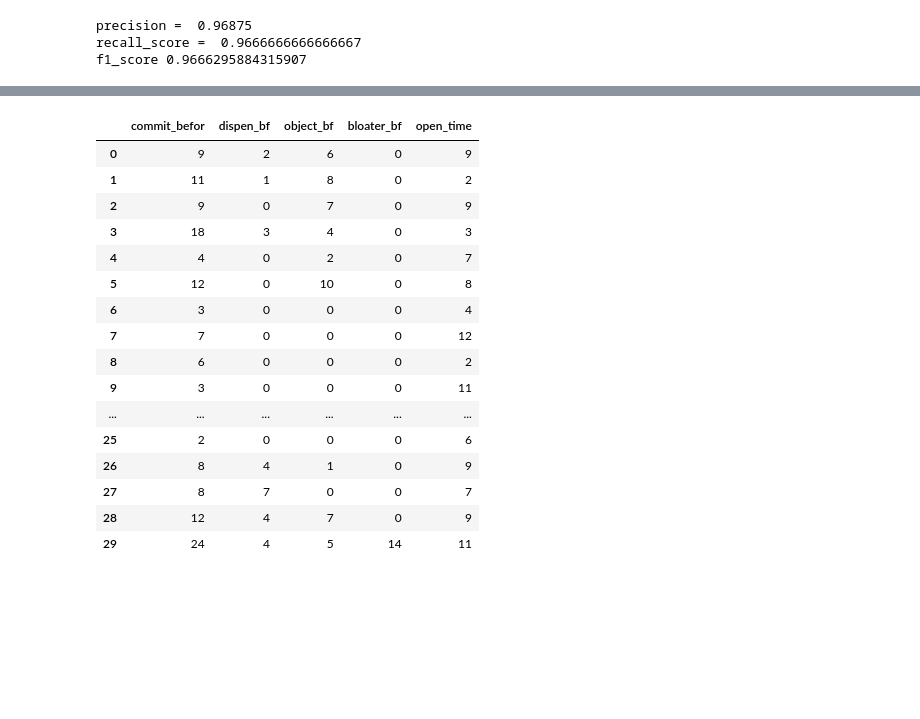
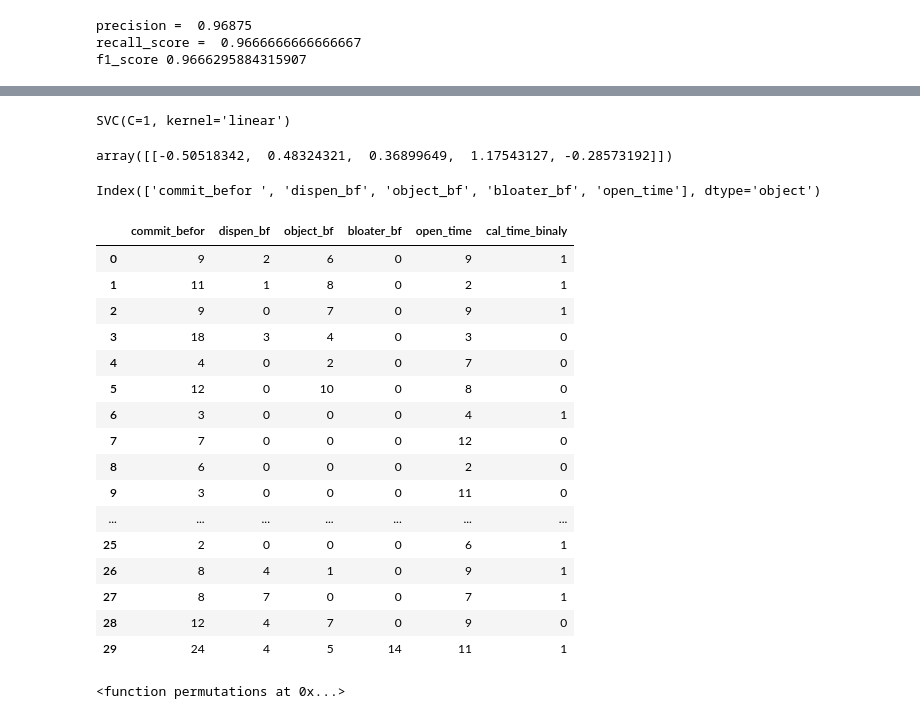
Before and after one commit to beaw21/Demo, a Jupyter notebook: test.09/project_flink_svc.ipynb, the cells around one changed output, grey strips where cells are left out. Drawn from its saved outputs; the diff is of its cells as text; code cells hidden in the pictures; blank space fills up the shorter version.

Commit message:
update flink svc in test 10

```diff
--- a/test.09/project_flink_svc.ipynb
+++ b/test.09/project_flink_svc.ipynb
@@ -283,20 +270,47 @@ pd.DataFrame(frame)
-# %%
-X
-# %% [output]
-|  | commit_befor | dispen_bf | object_bf | bloater_bf | open_time |
-| 0 | 9 | 2 | 6 | 0 | 9 |
-| 1 | 11 | 1 | 8 | 0 | 2 |
-| 2 | 9 | 0 | 7 | 0 | 9 |
-| 3 | 18 | 3 | 4 | 0 | 3 |
-| 4 | 4 | 0 | 2 | 0 | 7 |
-| 5 | 12 | 0 | 10 | 0 | 8 |
-| 6 | 3 | 0 | 0 | 0 | 4 |
-| 7 | 7 | 0 | 0 | 0 | 12 |
-| 8 | 6 | 0 | 0 | 0 | 2 |
-| 9 | 3 | 0 | 0 | 0 | 11 |
-| ... | ... | ... | ... | ... | ... |
-| 25 | 2 | 0 | 0 | 0 | 6 |
-| 26 | 8 | 4 | 1 | 0 | 9 |
-| 27 | 8 | 7 | 0 | 0 | 7 |
-| 28 | 12 | 4 | 7 | 0 | 9 |
-| 29 | 24 | 4 | 5 | 14 | 11 |
+# %%
+from matplotlib import pyplot as plt
+from sklearn import svm
+import numpy as np
+
+def f_importances(coef, names):
+
+    names = np.arange(1)
+    imp = coef
+    imp,names = zip(*sorted(zip(imp,names)))
+    plt.barh(range(len(names)), imp, align='center')
+    plt.yticks(range(len(names)), names)
+    plt.show()
+
+features_names = X.columns
+svm1 = svm.SVC(kernel='linear',C=1)
+svm1.fit(X, y)
+# %% [output]
+SVC(C=1, kernel='linear')
+# %%
+svm1.coef_
+# %% [output]
+array([[-0.50518342,  0.48324321,  0.36899649,  1.17543127, -0.28573192]])
+# %%
+features_names
+# %% [output]
+Index(['commit_befor ', 'dispen_bf', 'object_bf', 'bloater_bf', 'open_time'], dtype='object')
+# %%
+data_flink[['commit_befor ', 'dispen_bf', 'object_bf', 'bloater_bf', 'open_time', 'cal_time_binaly']]
+# %% [output]
+|  | commit_befor | dispen_bf | object_bf | bloater_bf | open_time | cal_time_binaly |
+| 0 | 9 | 2 | 6 | 0 | 9 | 1 |
+| 1 | 11 | 1 | 8 | 0 | 2 | 1 |
+| 2 | 9 | 0 | 7 | 0 | 9 | 1 |
+| 3 | 18 | 3 | 4 | 0 | 3 | 0 |
+| 4 | 4 | 0 | 2 | 0 | 7 | 0 |
+| 5 | 12 | 0 | 10 | 0 | 8 | 0 |
+| 6 | 3 | 0 | 0 | 0 | 4 | 1 |
+| 7 | 7 | 0 | 0 | 0 | 12 | 0 |
+| 8 | 6 | 0 | 0 | 0 | 2 | 0 |
+| 9 | 3 | 0 | 0 | 0 | 11 | 0 |
+| ... | ... | ... | ... | ... | ... | ... |
+| 25 | 2 | 0 | 0 | 0 | 6 | 1 |
+| 26 | 8 | 4 | 1 | 0 | 9 | 1 |
+| 27 | 8 | 7 | 0 | 0 | 7 | 1 |
+| 28 | 12 | 4 | 7 | 0 | 9 | 0 |
+| 29 | 24 | 4 | 5 | 14 | 11 | 1 |
@@ -302,0 +346,4 @@ X
+# %%
+print(permutations)
+# %% [output]
+<function permutations at 0x...>
```
Also changed, not shown: parts of 11 cells of this notebook, 5 other files.
